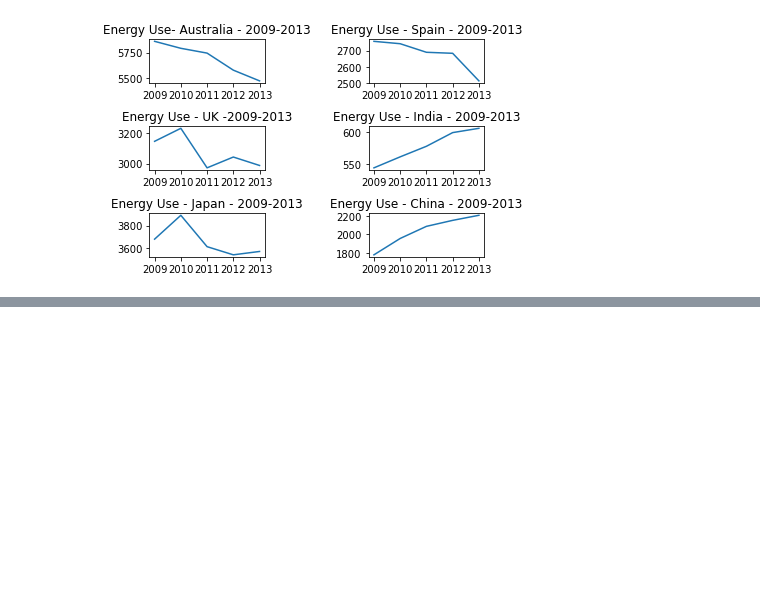
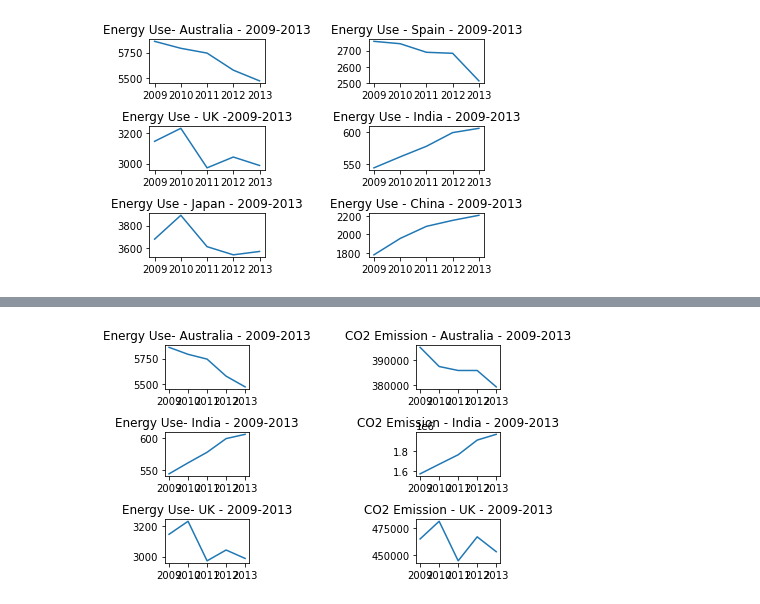
Before and after one commit to SarithaSundaresan/assignment2, a Jupyter notebook: assignment2.ipynb, the cells around one changed output, grey strips where cells are left out. Cells and saved outputs as stored; diff of their text form; code cells hidden in the pictures; blank space fills up the shorter version.

```diff
--- a/assignment2.ipynb
+++ b/assignment2.ipynb
@@ -188,3 +188,87 @@ std. deviations: 127.0564461679417
 skewness:  1.0286143058435262
 kurtosis:  -0.41558969621410746
 [figure]
+# %%
+year_co2emission, country_co2emission = get_year_country_df("co2emission.xls")
+year_co2emission.head()
+
+data_emisson = year_co2emission[["Country Name","2009", "2010", "2011","2012","2013"]]
+data_emisson
+
+
+df_emisson = data_emisson.loc[(data_emisson["Country Name"] == "Australia") | (data_emisson["Country Name"] == "India") |
+         (data_emisson["Country Name"] == "United Kingdom") | (data_emisson["Country Name"] == "Japan")
+         | (data_emisson["Country Name"] == "Spain") |  (data_emisson["Country Name"] == "China")]
+print(df_emisson)
+
+data_emission_aus = df_emisson.iloc[0, 1:6].astype('int')
+data_emission_china = df_emisson.iloc[1, 1:6].astype('int')
+data_emission_spain = df_emisson.iloc[2, 1:6].astype('int')
+data_emission_uk = df_emisson.iloc[3, 1:6].astype('int')
+data_emission_ind = df_emisson.iloc[4, 1:6].astype('int')
+data_emission_japan = df_emisson.iloc[5, 1:6].astype('int')
+#data_emission_aus
+
+print("Pearson's correlation coefficients")
+r, p = stats.pearsonr(data_energy_aus, data_emission_aus)
+print("Energy use vs. co2 emission coefficient- Australia 2009-2013", r, "probability", p)
+print()
+
+r, p = stats.pearsonr(data_energy_ind, data_emission_ind)
+print("Energy use vs. co2 emission coefficient- India 2009-2013", r, "probability", p)
+print()
+
+r, p = stats.pearsonr(data_energy_uk, data_emission_uk)
+print("Energy use vs. co2 emission coefficient- UK 2009-2013", r, "probability", p)
+print()
+
+
+
+
+print("Spearman's correlation coefficients")
+r, p = stats.spearmanr(data_energy_aus, data_emission_aus)
+print("Energy use vs. co2 emission coefficient- Australia 2009-2013", r, "probability", p)
+
+r, p = stats.spearmanr(data_energy_ind, data_emission_ind)
+print("Energy use vs. co2 emission coefficient- India 2009-2013", r, "probability", p)
+print()
+
+r, p = stats.spearmanr(data_energy_uk, data_emission_uk)
+print("Energy use vs. co2 emission coefficient- UK 2009-2013", r, "probability", p)
+print()
+
+#print(data_energy_aus.round(2))
+
+
+plt.figure()
+plt.subplots_adjust(wspace=2,hspace=1)
+plt.subplot(3, 2, 1)
+plt.plot(data_energy_aus,label="Aus-2009-2013 Energy use")
+plt.title("Energy Use- Australia - 2009-2013")
+
+
+plt.subplot(3, 2, 2)
+plt.plot(data_emission_aus,label="Aus-2009-2013 CO2 Emission")
+plt.title("CO2 Emission - Australia - 2009-2013")
+
+plt.subplot(3, 2, 3)
+plt.plot(data_energy_ind,label="Ind-2009-2013 Energy use")
+plt.title("Energy Use- India - 2009-2013")
+
+
+plt.subplot(3, 2, 4)
+plt.plot(data_emission_ind,label="Ind-2009-2013 CO2 Emission")
+plt.title("CO2 Emission - India - 2009-2013")
+
+
+
+plt.subplot(3, 2, 5)
+plt.plot(data_energy_uk,label="UK-2009-2013 Energy use")
+plt.title("Energy Use- UK - 2009-2013")
+
+
+plt.subplot(3, 2, 6)
+plt.plot(data_emission_uk,label="UK-2009-2013 CO2 Emission")
+plt.title("CO2 Emission - UK - 2009-2013")
+plt.show()
+# %% [output]
@@ -190,0 +294 @@ kurtosis:  -0.41558969621410746
+[figure, added]
```
Also changed, not shown: parts of 2 cells of this notebook.
